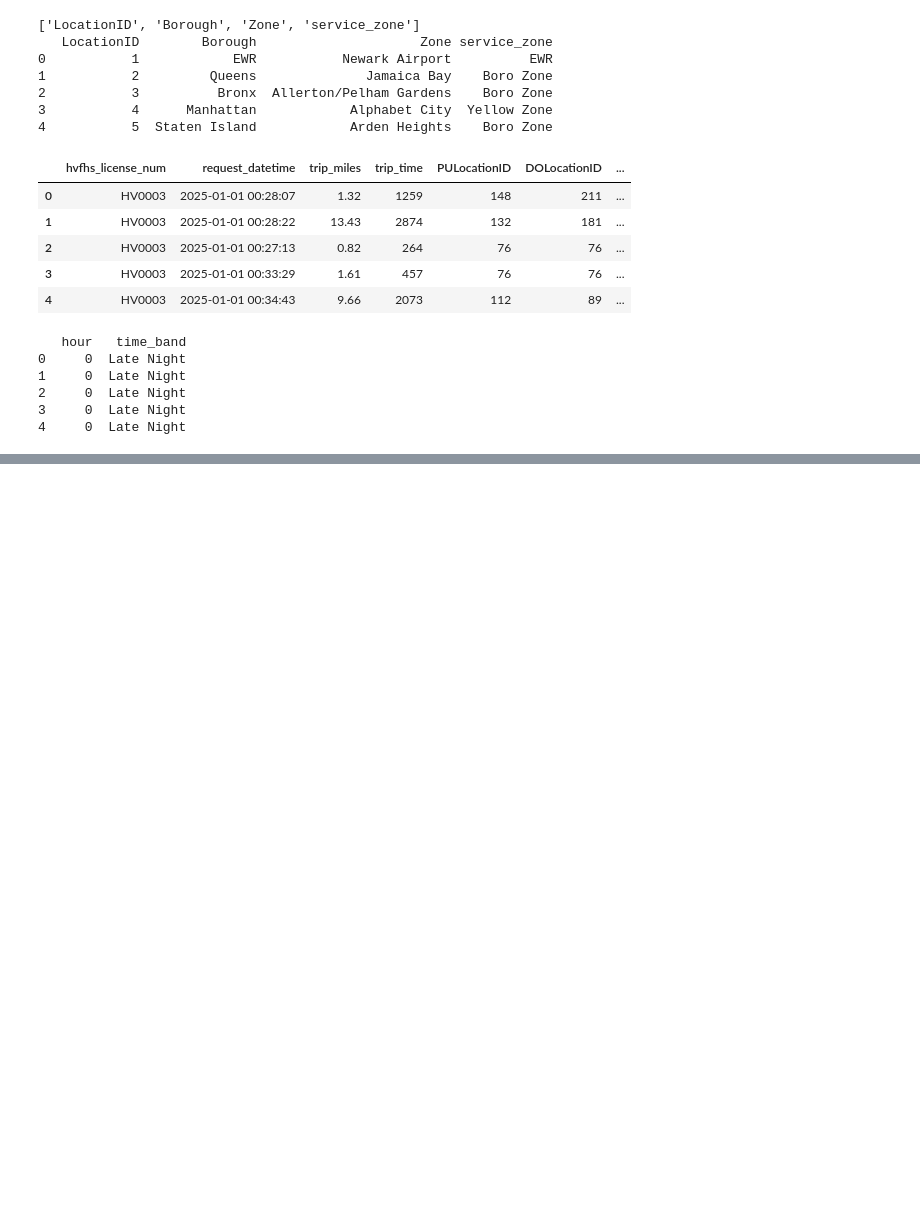
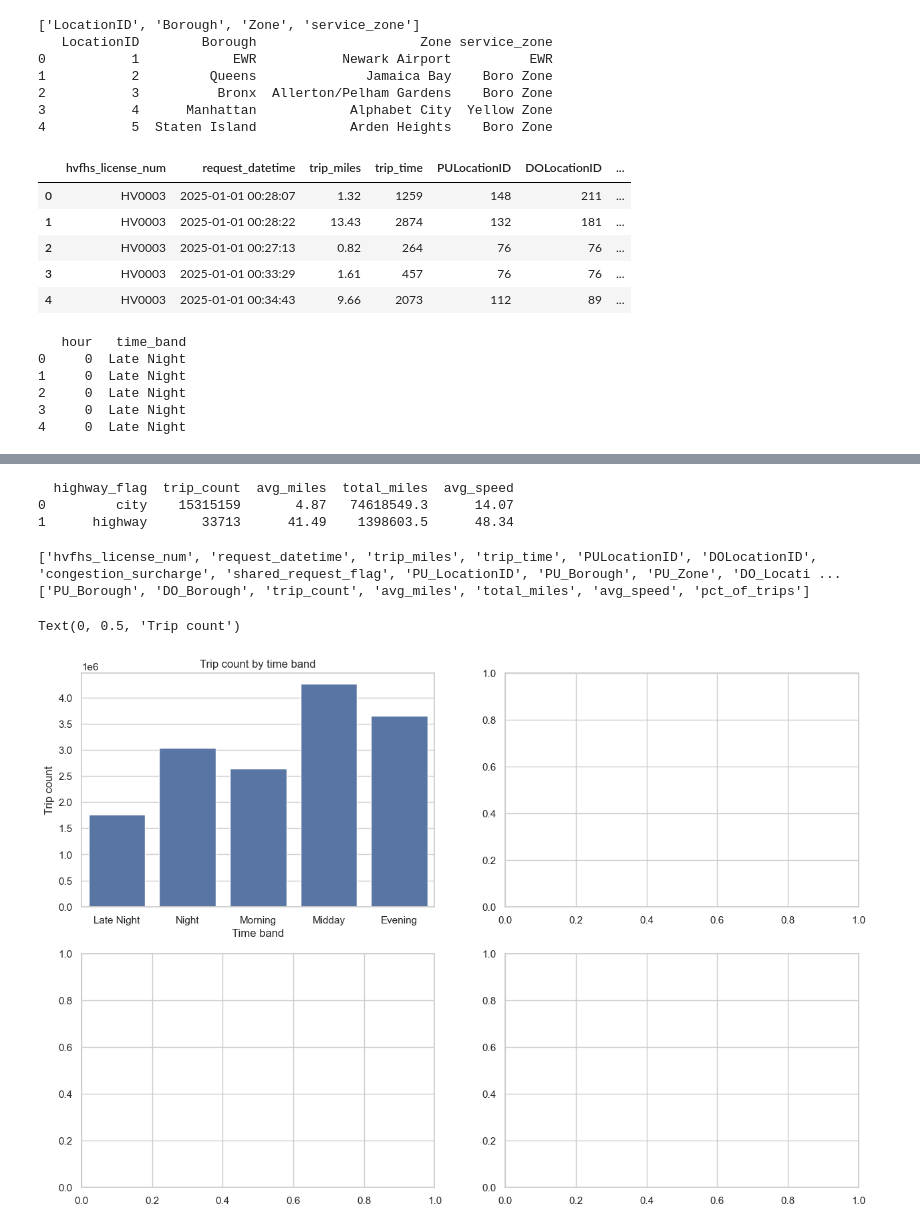
Before and after one commit to j443sun/FrequencySeverityUberNYC, a Jupyter notebook: Analysis.ipynb, the cells around one changed output, grey strips where cells are left out. Drawn from its saved outputs; the diff is of its cells as text; code cells hidden in the pictures; blank space fills up the shorter version.

```diff
--- a/Analysis.ipynb
+++ b/Analysis.ipynb
@@ -93,0 +95,4 @@ uber_df['trip_time_minutes'] = uber_df['trip_time'] / 60
+# %%
+uber_df['exposure'] = uber_df['trip_miles'] #how far the drive is
+uber_df['avg_speed_mph'] = uber_df['trip_miles'] / (uber_df['trip_time'] / 3600) #average speed in miles per hour
+uber_df['highway_flag'] = (uber_df['avg_speed_mph'] > 45).astype(int) #assuming trips with avg speed > 45 mph are likely on highways
@@ -93,0 +144,34 @@ uber_df['trip_time_minutes'] = uber_df['trip_time'] / 60
+# %%
+#highway marker
+speed_stats = uber_df.groupby('highway_flag').agg(
+    trip_count = ('trip_miles', 'count'),
+    avg_miles = ('trip_miles', 'mean'),
+    total_miles = ('trip_miles', 'sum'),
+    avg_speed = ('avg_speed_mph', 'mean'),).reset_index()
+
+speed_stats['highway_flag'] = speed_stats['highway_flag'].map({0: 'city', 1: 'highway'})
+print(speed_stats.round(2))
+# %% [output]
+  highway_flag  trip_count  avg_miles  total_miles  avg_speed
+0         city    15315159       4.87   74618549.3      14.07
+1      highway       33713      41.49    1398603.5      48.34
+# %%
+print(uber_df.columns.tolist())
+print(borough_stats.columns.tolist())
+# %% [output]
+['hvfhs_license_num', 'request_datetime', 'trip_miles', 'trip_time', 'PULocationID', 'DOLocationID', 'congestion_surcharge', 'shared_request_flag', 'PU_LocationID', 'PU_Borough', 'PU_Zone', 'DO_Locati ...
+['PU_Borough', 'DO_Borough', 'trip_count', 'avg_miles', 'total_miles', 'avg_speed', 'pct_of_trips']
+# %%
+
+import seaborn as sns
+import matplotlib.pyplot as plt
+sns.set_theme(style="whitegrid")
+fig, axes = plt.subplots(2,2, figsize=(15,10))
+
+sns.countplot(data=uber_df, x='time_band', ax=axes[0,0])
+axes[0,0].set_title('Trip count by time band')
+axes[0,0].set_xlabel('Time band')
+axes[0,0].set_ylabel('Trip count')
+# %% [output]
+Text(0, 0.5, 'Trip count')
+[figure, added]
```
Also changed, not shown: parts of 4 cells of this notebook.
